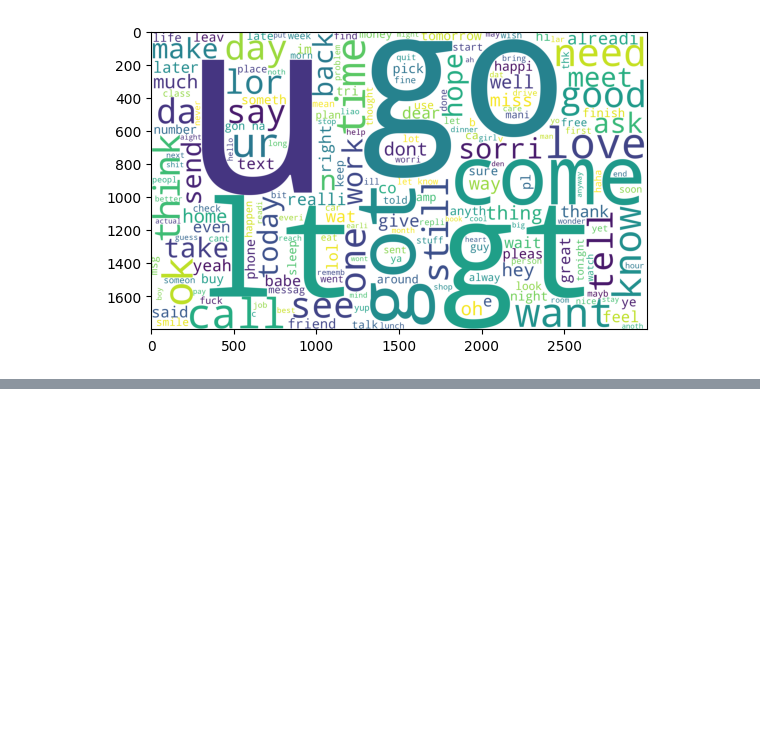
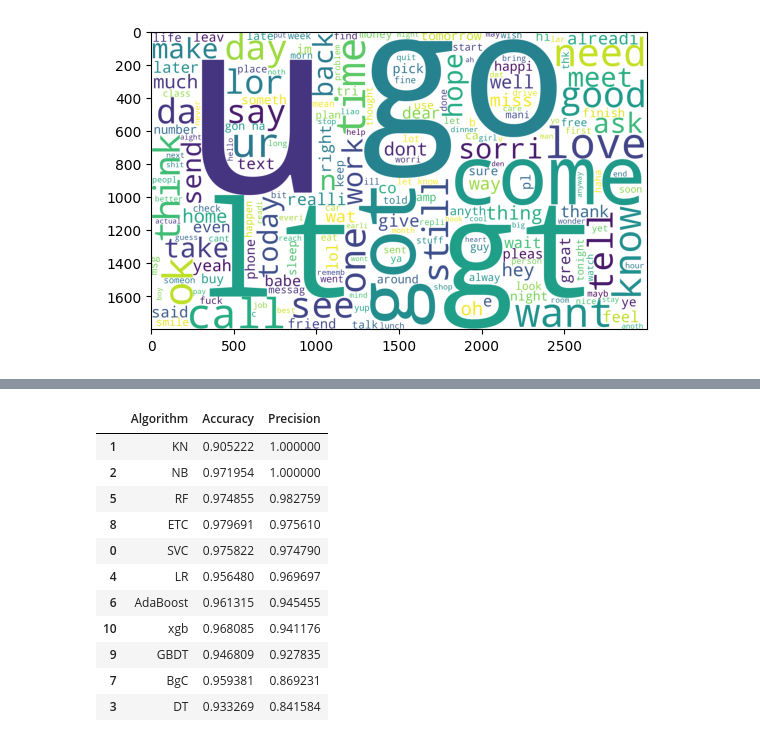
Before and after one commit to AyushKatre05/Spam-Mail-identifier, a Jupyter notebook: analysis.ipynb, the cells around one changed output, grey strips where cells are left out. Saved outputs shown, nothing was run; the diff lists cells and outputs as text; code cells hidden in the pictures; blank space fills up the shorter version.

```diff
--- a/analysis.ipynb
+++ b/analysis.ipynb
@@ -239,0 +442,16 @@ plt.imshow(ham_wc)
+# %%
+
+performance_df
+# %% [output]
+|  | Algorithm | Accuracy | Precision |
+| 1 | KN | 0.905222 | 1.000000 |
+| 2 | NB | 0.971954 | 1.000000 |
+| 5 | RF | 0.974855 | 0.982759 |
+| 8 | ETC | 0.979691 | 0.975610 |
+| 0 | SVC | 0.975822 | 0.974790 |
+| 4 | LR | 0.956480 | 0.969697 |
+| 6 | AdaBoost | 0.961315 | 0.945455 |
+| 10 | xgb | 0.968085 | 0.941176 |
+| 9 | GBDT | 0.946809 | 0.927835 |
+| 7 | BgC | 0.959381 | 0.869231 |
+| 3 | DT | 0.933269 | 0.841584 |
```
Also changed, not shown: parts of 34 cells of this notebook.
